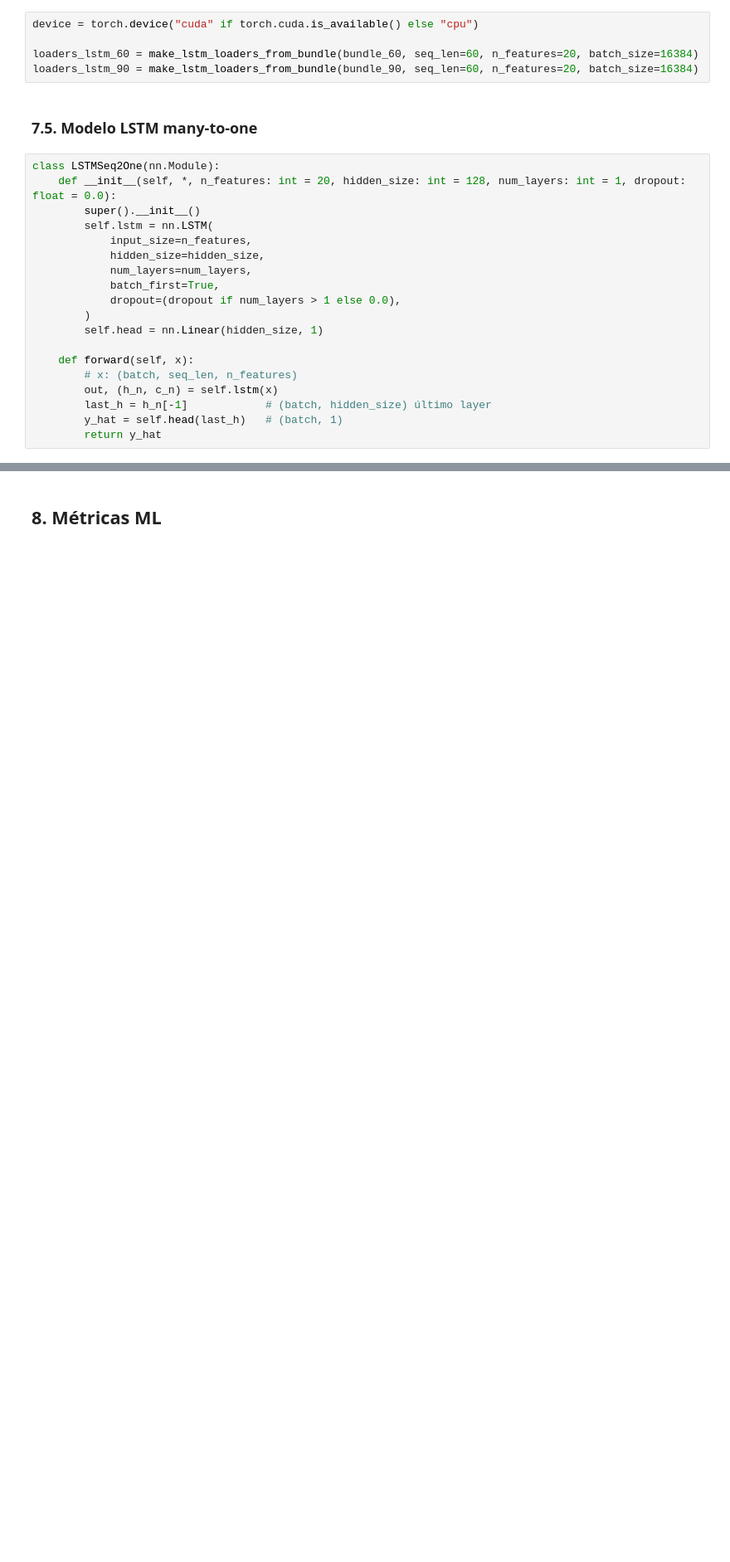
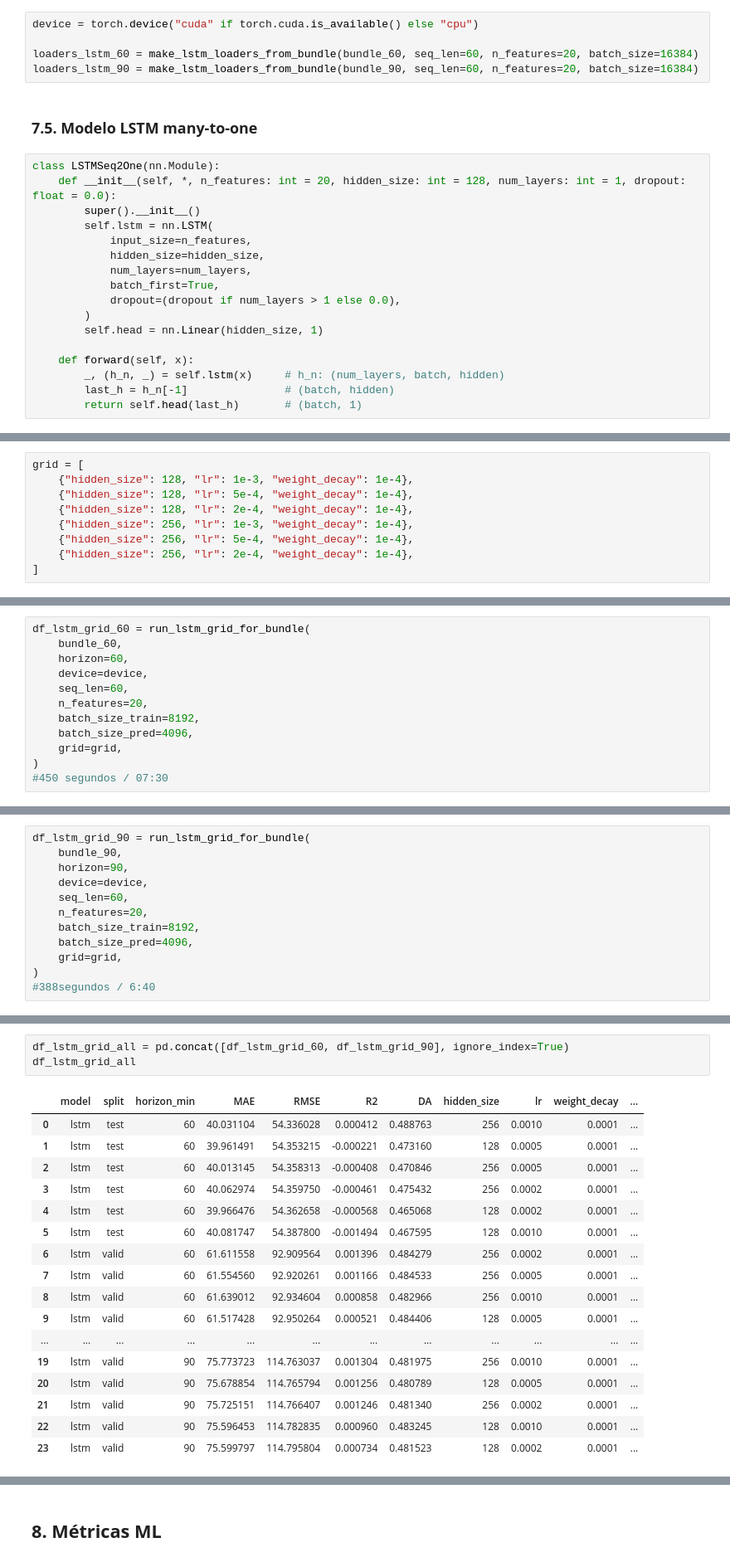
Before and after one commit to GUNAPILLCO/neural_profit, a Jupyter notebook: notebooks/stage_07_model_training/seq2one/stage_07_05_lstm_seq2one.ipynb, the cells around one changed output, grey strips where cells are left out. Shown at 83% size. Saved outputs shown, nothing was run; the diff lists cells and outputs as text; blank space fills up the shorter version.

Commit message:
LSTM TUNEADO

```diff
--- a/notebooks/stage_07_model_training/seq2one/stage_07_05_lstm_seq2one.ipynb
+++ b/notebooks/stage_07_model_training/seq2one/stage_07_05_lstm_seq2one.ipynb
@@ -873,9 +873,7 @@ class LSTMSeq2One(nn.Module):
         self.head = nn.Linear(hidden_size, 1)
 
     def forward(self, x):
-        # x: (batch, seq_len, n_features)
-        out, (h_n, c_n) = self.lstm(x)
-        last_h = h_n[-1]            # (batch, hidden_size) último layer
-        y_hat = self.head(last_h)   # (batch, 1)
-        return y_hat
+        _, (h_n, _) = self.lstm(x)     # h_n: (num_layers, batch, hidden)
+        last_h = h_n[-1]               # (batch, hidden)
+        return self.head(last_h)       # (batch, 1)
 # %% [markdown]
@@ -1109,0 +1126,9 @@ y_pred_test_90  = predict_lstm(lstm_90, bundle_90["test"]["X"],  device=device,
+# %%
+grid = [
+    {"hidden_size": 128, "lr": 1e-3, "weight_decay": 1e-4},
+    {"hidden_size": 128, "lr": 5e-4, "weight_decay": 1e-4},
+    {"hidden_size": 128, "lr": 2e-4, "weight_decay": 1e-4},
+    {"hidden_size": 256, "lr": 1e-3, "weight_decay": 1e-4},
+    {"hidden_size": 256, "lr": 5e-4, "weight_decay": 1e-4},
+    {"hidden_size": 256, "lr": 2e-4, "weight_decay": 1e-4},
+]
@@ -1109,0 +1140,12 @@ y_pred_test_90  = predict_lstm(lstm_90, bundle_90["test"]["X"],  device=device,
+# %%
+df_lstm_grid_60 = run_lstm_grid_for_bundle(
+    bundle_60,
+    horizon=60,
+    device=device,
+    seq_len=60,
+    n_features=20,
+    batch_size_train=8192,
+    batch_size_pred=4096,
+    grid=grid,
+)
+#450 segundos / 07:30
@@ -1109,0 +1170,12 @@ y_pred_test_90  = predict_lstm(lstm_90, bundle_90["test"]["X"],  device=device,
+# %%
+df_lstm_grid_90 = run_lstm_grid_for_bundle(
+    bundle_90,
+    horizon=90,
+    device=device,
+    seq_len=60,
+    n_features=20,
+    batch_size_train=8192,
+    batch_size_pred=4096,
+    grid=grid,
+)
+#388segundos / 6:40
@@ -1109,0 +1200,21 @@ y_pred_test_90  = predict_lstm(lstm_90, bundle_90["test"]["X"],  device=device,
+# %%
+df_lstm_grid_all = pd.concat([df_lstm_grid_60, df_lstm_grid_90], ignore_index=True)
+df_lstm_grid_all
+# %% [output]
+|  | model | split | horizon_min | MAE | RMSE | R2 | DA | hidden_size | lr | weight_decay | ... |
+| 0 | lstm | test | 60 | 40.031104 | 54.336028 | 0.000412 | 0.488763 | 256 | 0.0010 | 0.0001 | ... |
+| 1 | lstm | test | 60 | 39.961491 | 54.353215 | -0.000221 | 0.473160 | 128 | 0.0005 | 0.0001 | ... |
+| 2 | lstm | test | 60 | 40.013145 | 54.358313 | -0.000408 | 0.470846 | 256 | 0.0005 | 0.0001 | ... |
+| 3 | lstm | test | 60 | 40.062974 | 54.359750 | -0.000461 | 0.475432 | 256 | 0.0002 | 0.0001 | ... |
+| 4 | lstm | test | 60 | 39.966476 | 54.362658 | -0.000568 | 0.465068 | 128 | 0.0002 | 0.0001 | ... |
+| 5 | lstm | test | 60 | 40.081747 | 54.387800 | -0.001494 | 0.467595 | 128 | 0.0010 | 0.0001 | ... |
+| 6 | lstm | valid | 60 | 61.611558 | 92.909564 | 0.001396 | 0.484279 | 256 | 0.0002 | 0.0001 | ... |
+| 7 | lstm | valid | 60 | 61.554560 | 92.920261 | 0.001166 | 0.484533 | 256 | 0.0005 | 0.0001 | ... |
+| 8 | lstm | valid | 60 | 61.639012 | 92.934604 | 0.000858 | 0.482966 | 256 | 0.0010 | 0.0001 | ... |
+| 9 | lstm | valid | 60 | 61.517428 | 92.950264 | 0.000521 | 0.484406 | 128 | 0.0005 | 0.0001 | ... |
+| ... | ... | ... | ... | ... | ... | ... | ... | ... | ... | ... | ... |
+| 19 | lstm | valid | 90 | 75.773723 | 114.763037 | 0.001304 | 0.481975 | 256 | 0.0010 | 0.0001 | ... |
+| 20 | lstm | valid | 90 | 75.678854 | 114.765794 | 0.001256 | 0.480789 | 128 | 0.0005 | 0.0001 | ... |
+| 21 | lstm | valid | 90 | 75.725151 | 114.766407 | 0.001246 | 0.481340 | 256 | 0.0002 | 0.0001 | ... |
+| 22 | lstm | valid | 90 | 75.596453 | 114.782835 | 0.000960 | 0.483245 | 128 | 0.0010 | 0.0001 | ... |
+| 23 | lstm | valid | 90 | 75.599797 | 114.795804 | 0.000734 | 0.481523 | 128 | 0.0002 | 0.0001 | ... |
```
Also changed, not shown: parts of 31 cells of this notebook.
